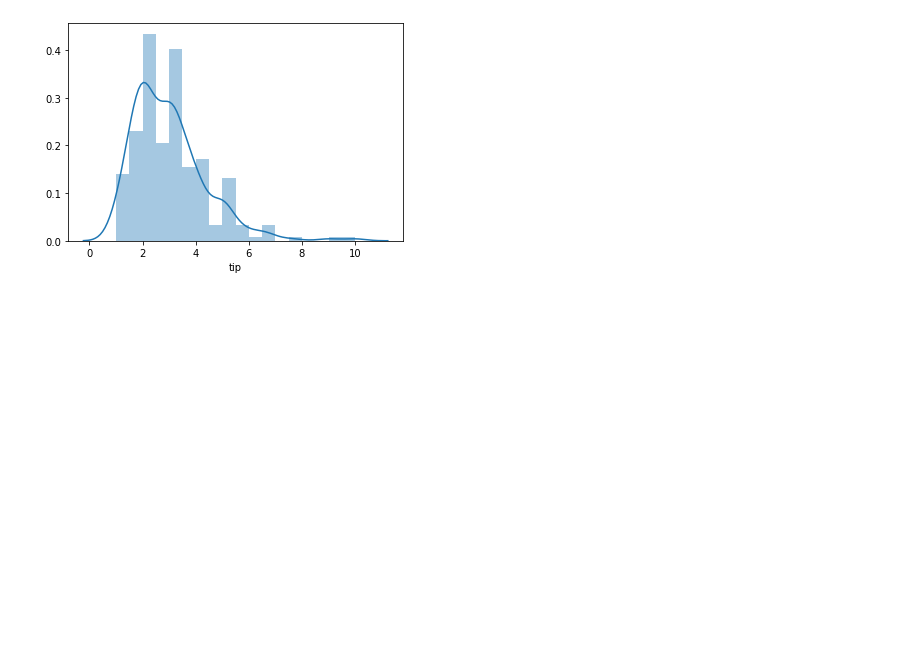
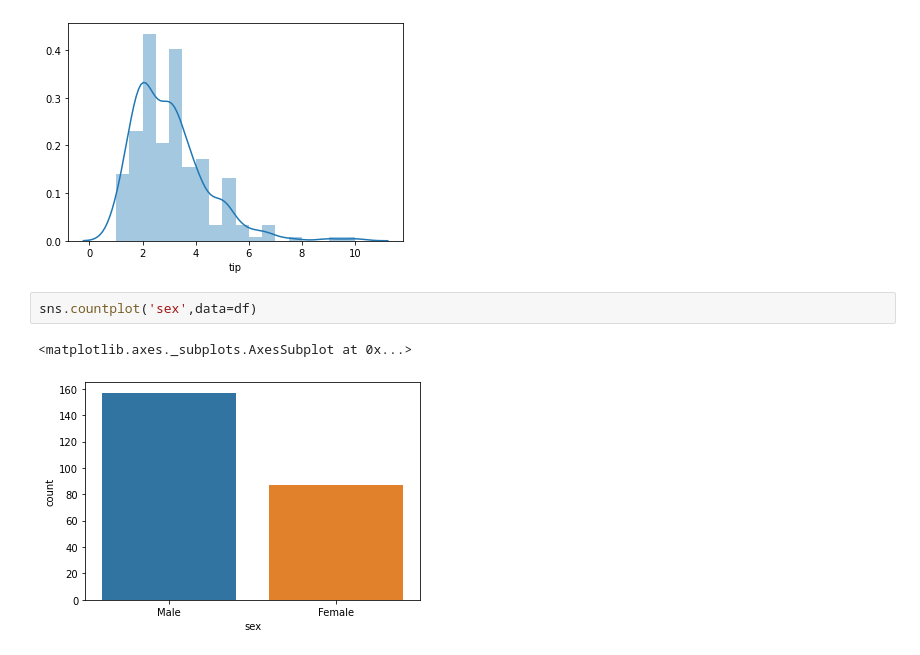
Before and after one commit to SamitaAdhiakri/100DaysofMachine-learning, a Jupyter notebook: Day4/Day4 Seaborn.ipynb, the cells around one changed output. Saved outputs shown, nothing was run; the diff lists cells and outputs as text; blank space fills up the shorter version.

```diff
--- a/Day4/Day4 Seaborn.ipynb
+++ b/Day4/Day4 Seaborn.ipynb
@@ -57,3 +57,8 @@ sns.distplot(df['tip'])
 # %% [output]
 <matplotlib.axes._subplots.AxesSubplot at 0x...>
 [figure]
+# %%
+sns.countplot('sex',data=df)
+# %% [output]
+<matplotlib.axes._subplots.AxesSubplot at 0x...>
+[figure, added]
```
Also changed, not shown: parts of 3 cells of this notebook.
